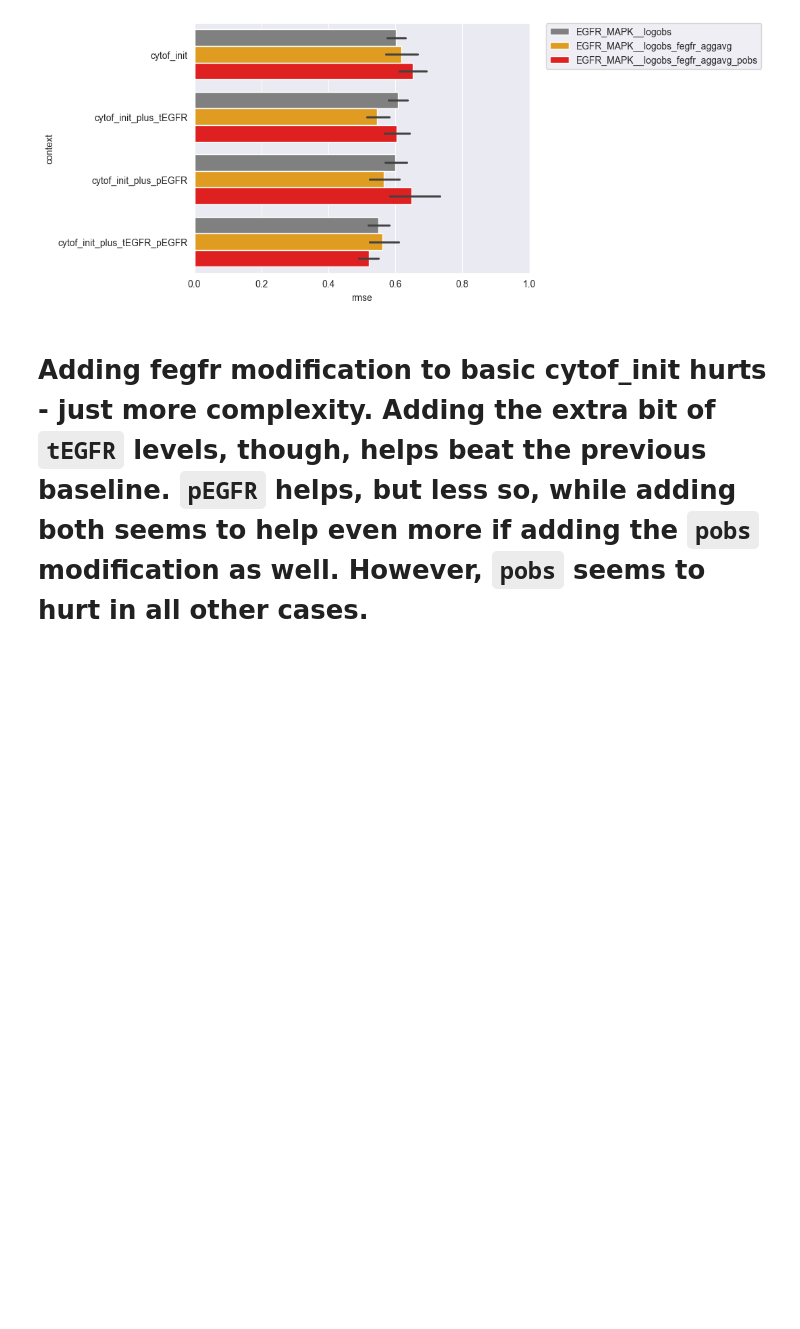
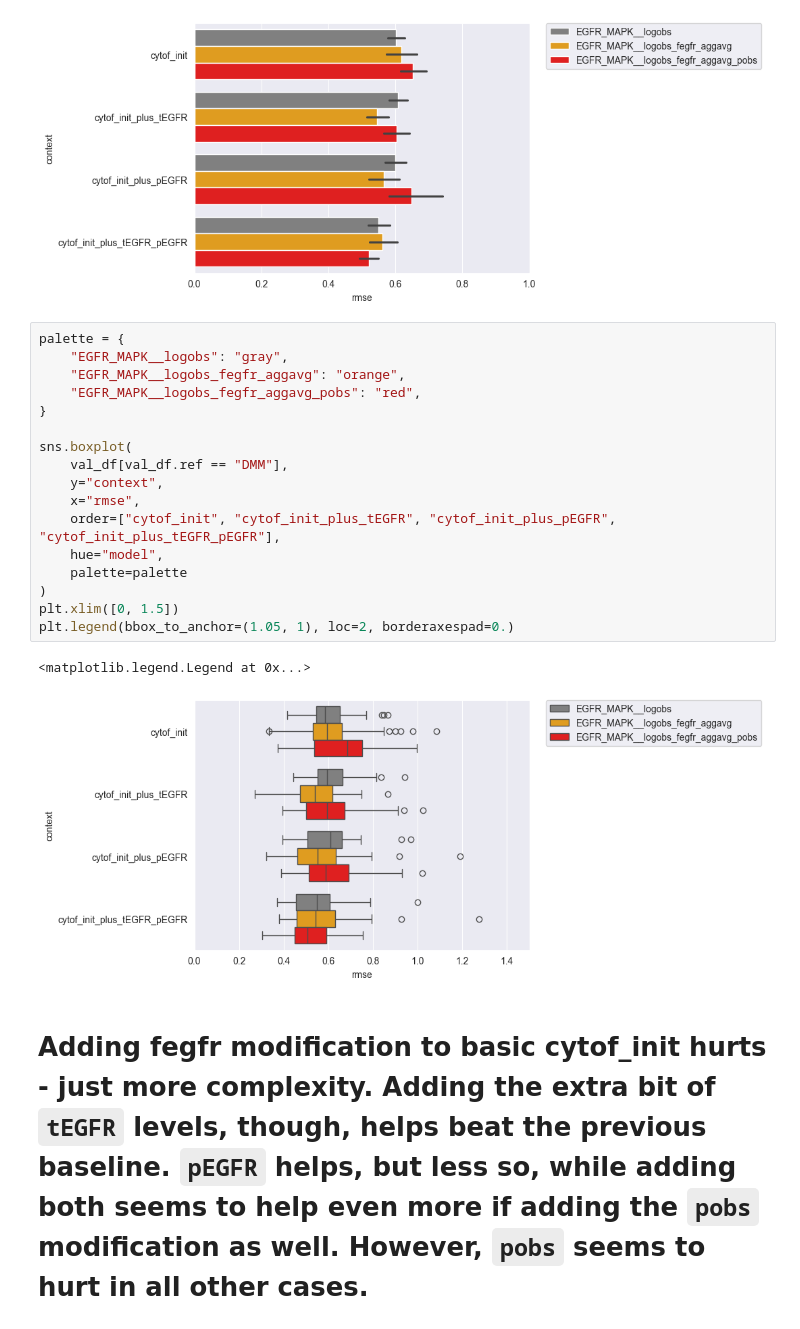
Before and after one commit to frohlich-lab/DeepMechanisticModels, a Jupyter notebook: analysis_figures/fig2a.ipynb, the cells around one changed output. Cells and saved outputs as stored; diff of their text form; blank space fills up the shorter version.

Commit message:
Update notebooks (boxplots + barplots)

```diff
--- a/analysis_figures/fig2a.ipynb
+++ b/analysis_figures/fig2a.ipynb
@@ -69,6 +69,26 @@ plt.legend(bbox_to_anchor=(1.05, 1), loc=2, borderaxespad=0.)
 # %% [output]
 <matplotlib.legend.Legend at 0x...>
 [figure]
+# %%
+palette = {
+    "EGFR_MAPK__logobs": "gray",
+    "EGFR_MAPK__logobs_fegfr_aggavg": "orange",
+    "EGFR_MAPK__logobs_fegfr_aggavg_pobs": "red",
+}
+
+sns.boxplot(
+    val_df[val_df.ref == "DMM"],
+    y="context",
+    x="rmse",
+    order=["cytof_init", "cytof_init_plus_tEGFR", "cytof_init_plus_pEGFR", "cytof_init_plus_tEGFR_pEGFR"],
+    hue="model",
+    palette=palette
+)
+plt.xlim([0, 1.5])
+plt.legend(bbox_to_anchor=(1.05, 1), loc=2, borderaxespad=0.)
+# %% [output]
+<matplotlib.legend.Legend at 0x...>
+[figure, added]
 # %% [markdown]
 # Adding fegfr modification to basic cytof_init hurts - just more complexity. Adding the extra bit of `tEGFR` levels, though, helps beat the previous baseline. `pEGFR` helps, but less so, while adding both seems to help even more if adding the `pobs` modification as well. However, `pobs` seems to hurt in all other cases.
 # %% [markdown]
```
Also changed, not shown: 2 other files.
